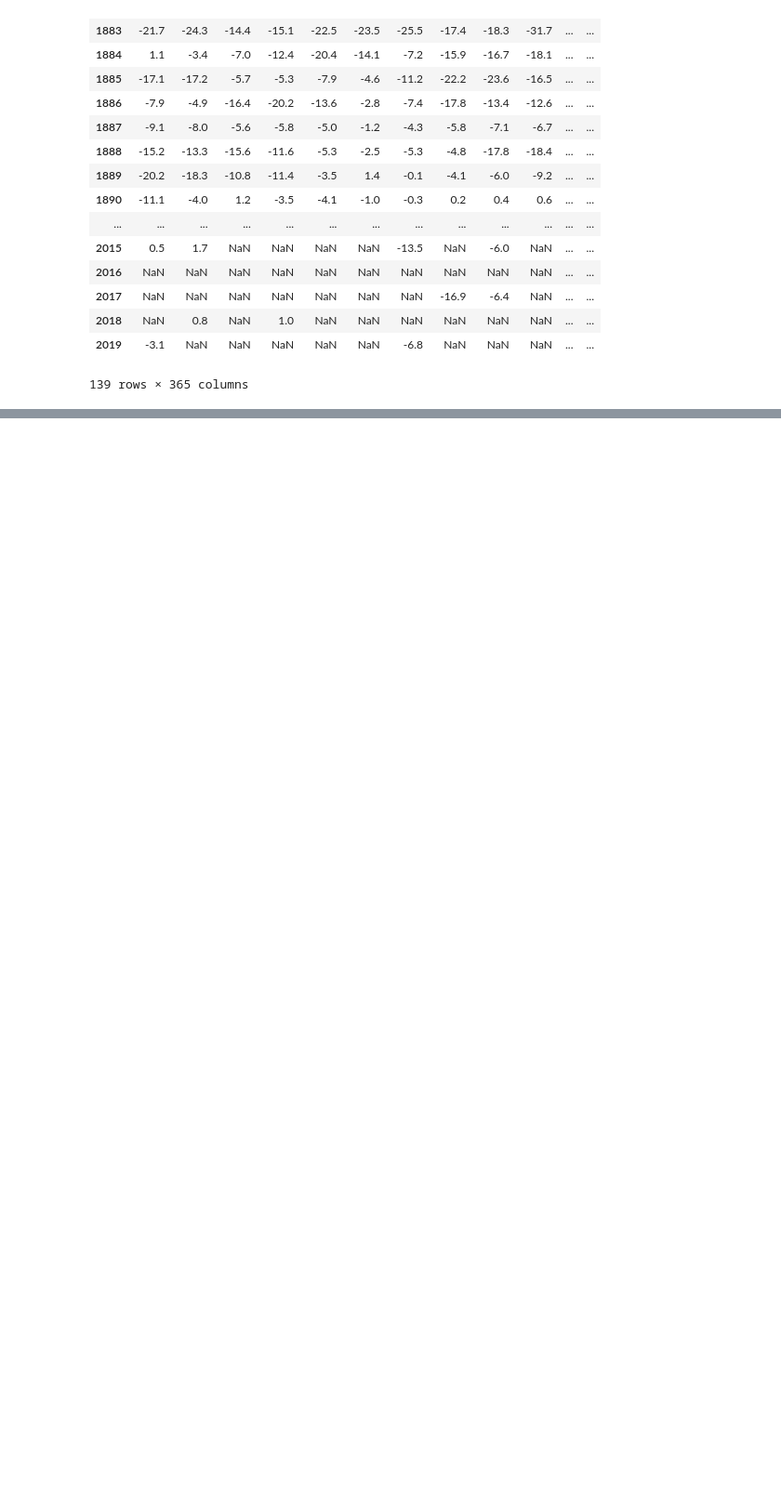
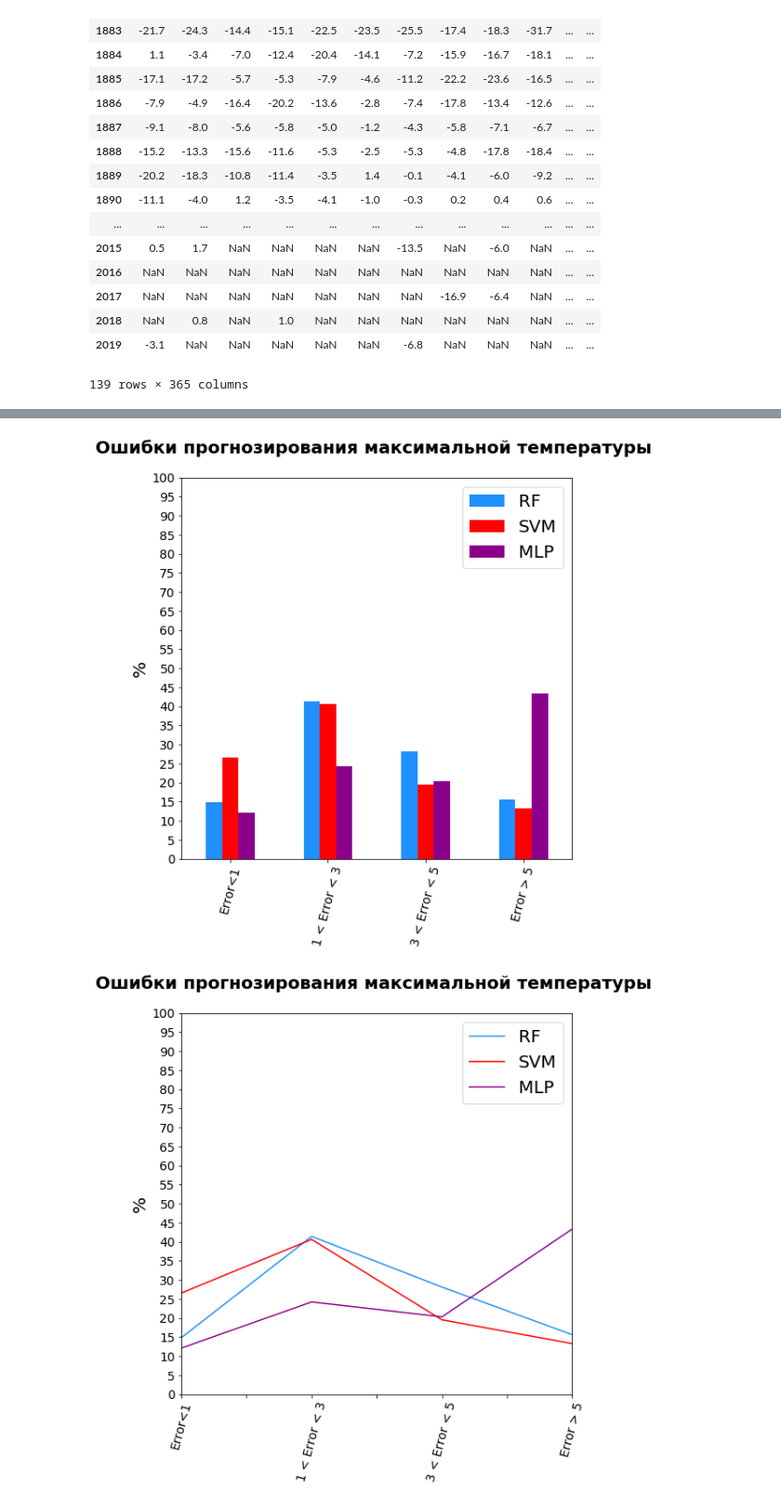
Before and after one commit to MariyaBuzdina/Weather-prediction, a Jupyter notebook: Untitled.ipynb, the cells around one changed output, grey strips where cells are left out. Shown at 93% size. Cells and saved outputs as stored; diff of their text form; code cells hidden in the pictures; blank space fills up the shorter version.

```diff
--- a/Untitled.ipynb
+++ b/Untitled.ipynb
@@ -828,0 +429,27 @@ def reserch_prediction(data, field_name):
+# %%
+estimate_ = estimate_.set_index(pd.Index(['RF', 'SVM', 'MLP']))
+cols = estimate_.columns.tolist()
+cols = cols[-1:] + cols[:-1]
+estimate_ = estimate_[cols]
+# %%
+
+def draw_bar1(df, field_name):
+    df.plot.bar(color = ["dodgerblue", 'r', 'darkmagenta', 'c'], figsize=(8,8),fontsize=14)
+    plt.xticks(rotation=75)
+    plt.yticks(np.arange(0, 105, step=5))
+    plt.ylabel(f'%', fontsize=20)
+    plt.legend(prop={'size': 20})
+    plt.title(f'{field_name} \n',fontsize=20, fontweight='bold')
+    plt.show()
+
+draw_bar1(estimate_.T, 'Ошибки прогнозирования максимальной температуры')
+estimate_.T.plot(color = ["dodgerblue", 'r', 'darkmagenta', 'c'], figsize=(8,8),fontsize=14)
+plt.xticks(rotation=75)
+plt.yticks(np.arange(0, 105, step=5))
+plt.ylabel(f'%', fontsize=20)
+plt.legend(prop={'size': 20})
+plt.title(f'Ошибки прогнозирования максимальной температуры \n',fontsize=20, fontweight='bold')
+plt.show()
+# %% [output]
+[figure, added]
+[figure, added]
```
Also changed, not shown: parts of 44 cells of this notebook.
